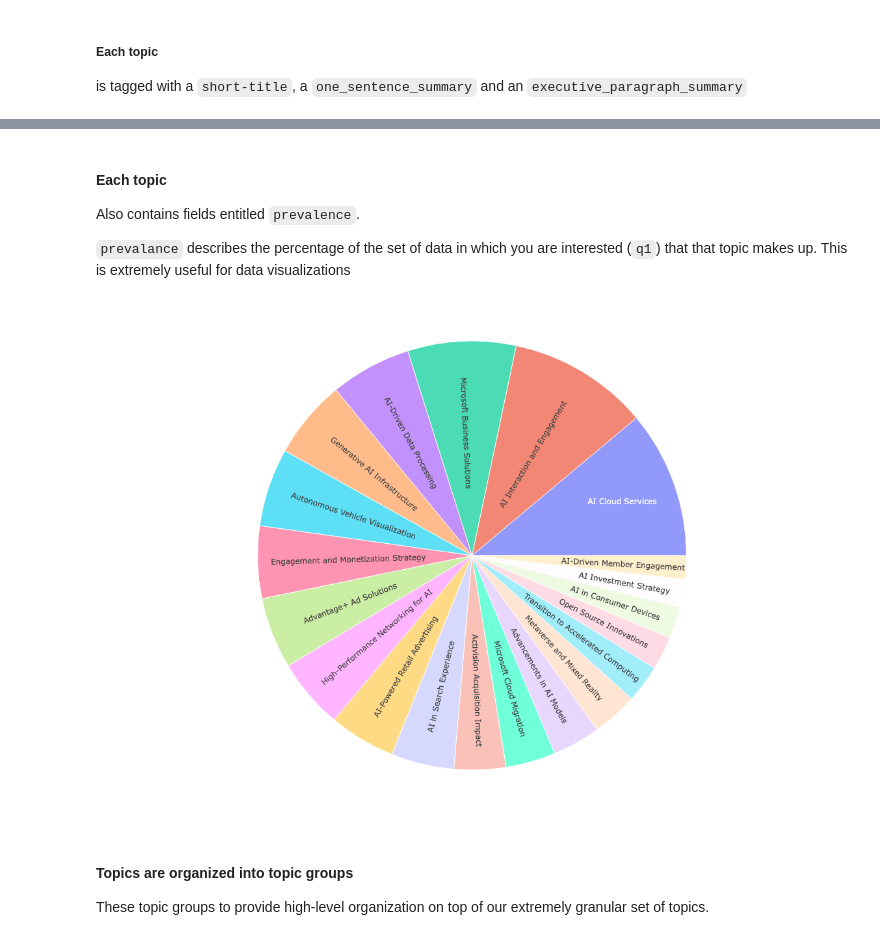
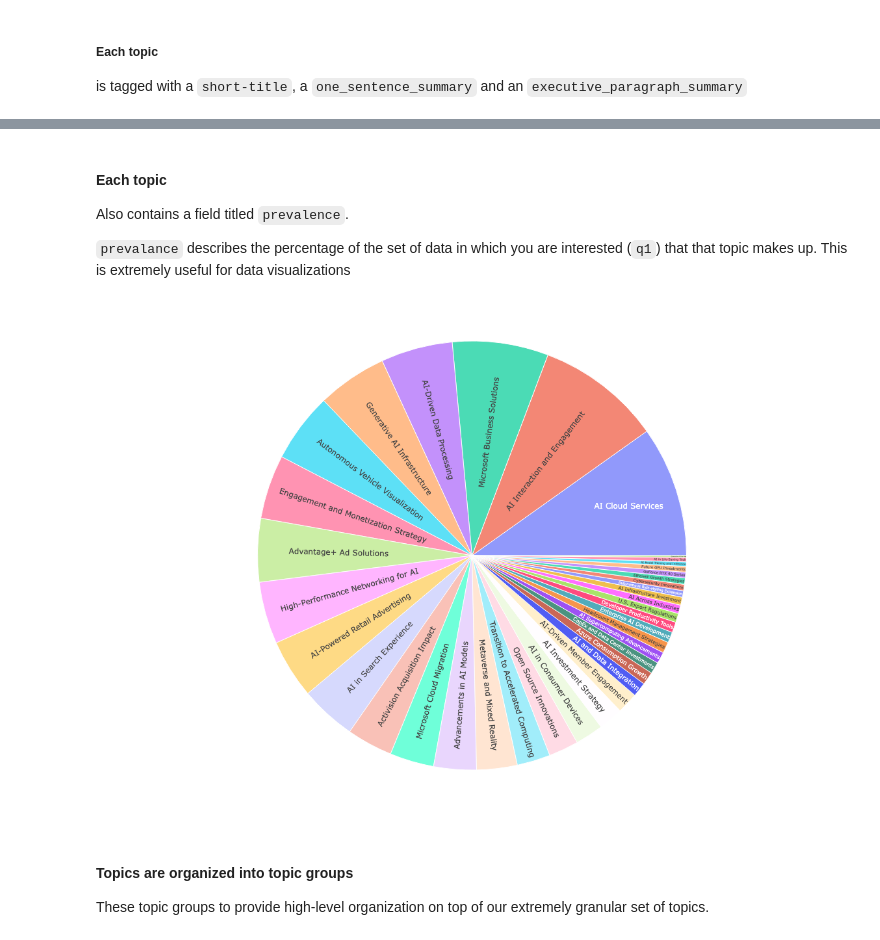
Before and after one commit to ghodouss/SturdyStatsExamples, a Jupyter notebook: notebooks/EarningsCalls_2_Explore.ipynb, the cells around one changed output, grey strips where cells are left out. Cells and saved outputs as stored; diff of their text form; code cells hidden in the pictures.

```diff
--- a/notebooks/EarningsCalls_2_Explore.ipynb
+++ b/notebooks/EarningsCalls_2_Explore.ipynb
@@ -77,19 +77,19 @@ Summary: In recent discussions, Tim Cook emphasized the profound role that AI an
 # %% [markdown]
 #### Each topic
 
-Also contains fields entitled `prevalence`.
+Also contains a field titled `prevalence`.
 
 `prevalance` describes the percentage of the set of data in which you are interested (`q1`) that that topic makes up. This is extremely useful for data visualizations
 # %%
 import plotly.express as px
 %matplotlib inline
 
 ## Note the size if each pie slice is the prevalence of the topic
-fig = px.sunburst(topic_df.iloc[:20], path=["short_title"], values="prevalence", hover_data=["one_sentence_summary", "topic_id"])
+fig = px.sunburst(topic_df, path=["short_title"], values="prevalence", hover_data=["one_sentence_summary", "topic_id"])
 fig.update_layout(width=800, height=800)
 fig.show()
 # %% [output]
-[figure, old version]
+[figure, new version]
 # %% [markdown]
 #### Topics are organized into topic groups
 These topic groups to provide high-level organization on top of our extremely granular set of topics.
```
Also changed, not shown: parts of 8 cells of this notebook, 1 other file.
